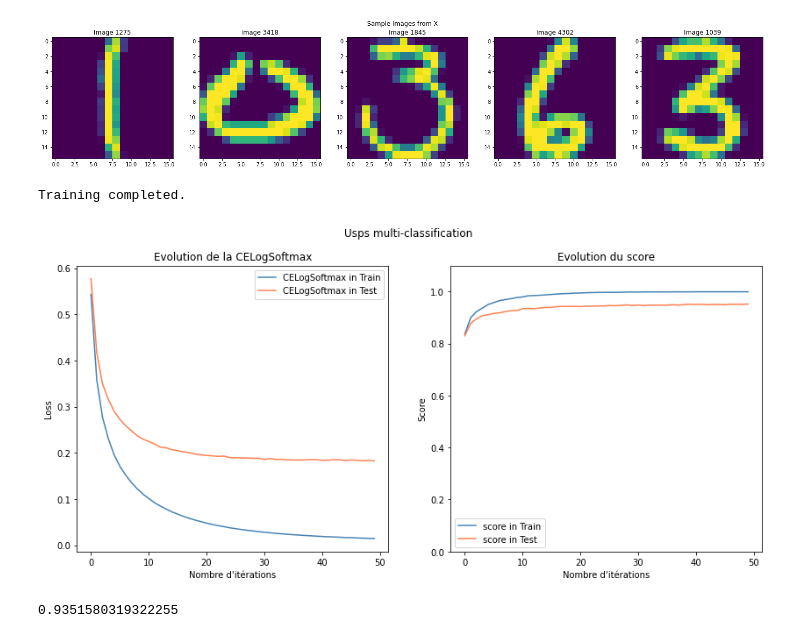
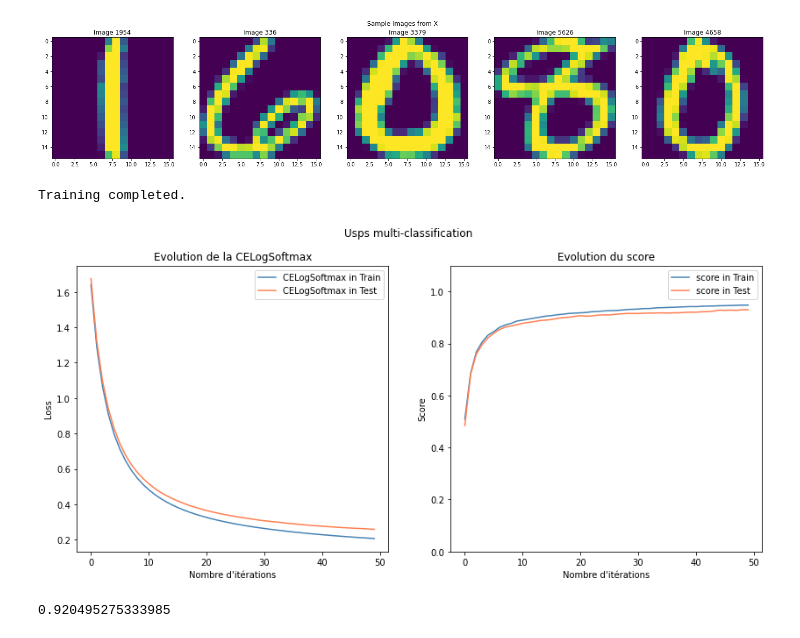
Before and after one commit to Amayas29/neural-networks, a Jupyter notebook: experimentations/multiclass.ipynb, the cells around one changed output. Cells and saved outputs as stored; diff of their text form; code cells hidden in the pictures.

```diff
--- a/experimentations/multiclass.ipynb
+++ b/experimentations/multiclass.ipynb
@@ -22,6 +25,8 @@ data = pkl.load(open("../data/usps.pkl",'rb'))
 X = data["X_train"]
 y = data["Y_train"]
 
+X = (X - X.min(axis=1, keepdims=True)) / (X.max(axis=1, keepdims=True) - X.min(axis=1, keepdims=True))
+
 X_test = data["X_test"]
 y_test = data["Y_test"]
 # %%
@@ -37,7 +42,7 @@ fig.suptitle("Sample Images from X")
 plt.tight_layout()
 plt.show()
 # %% [output]
-[figure, old version]
+[figure, new version]
 # %%
 classes = len(np.unique(y))
 
@@ -48,25 +53,25 @@ y_one_hot = one_hot_y(y, classes)
 # %%
 hidden_neurons_1 = 100
 hidden_neurons_2 = 80
 
 net = Sequentiel([
-    Linear(input_neurons, hidden_neurons_1, bias=True),
+    Linear(input_neurons, hidden_neurons_1, bias=True, init="xavier"),
     TanH(),
-    Linear(hidden_neurons_1, hidden_neurons_2, bias=True),
+    Linear(hidden_neurons_1, hidden_neurons_2, bias=True, init="xavier"),
     TanH(),
-    Linear(hidden_neurons_2, output_neurons, bias=True),
+    Linear(hidden_neurons_2, output_neurons, bias=True, init="xavier"),
 ], classes_type="multi")
 
-optim = Optim(net, CELogSoftmax(), eps=1e-3)
-optim.SGD(X, y_one_hot, test_train_split=True, batch_size=50, epochs=50, verbose=False)
+optim = Optim(net, CELogSoftmax(), eps=1e-4)
+optim.SGD(X, y_one_hot, test_train_split=True, batch_size=10, epochs=50, verbose=False)
 
 plot_net(optim, X, y_one_hot, net_type="multiclass", net_title="Usps multi-classification")
 # %% [output]
 Training completed.
-[figure, old version]
+[figure, new version]
 # %%
 net_to_graph(net, horizontal=True, net_name='usps_multiclass')
 # %%
 net.score(X_test, y_test)
 # %% [output]
-0.9351580319322255
+0.920495275333985
```
Also changed, not shown: parts of 3 cells of this notebook.
